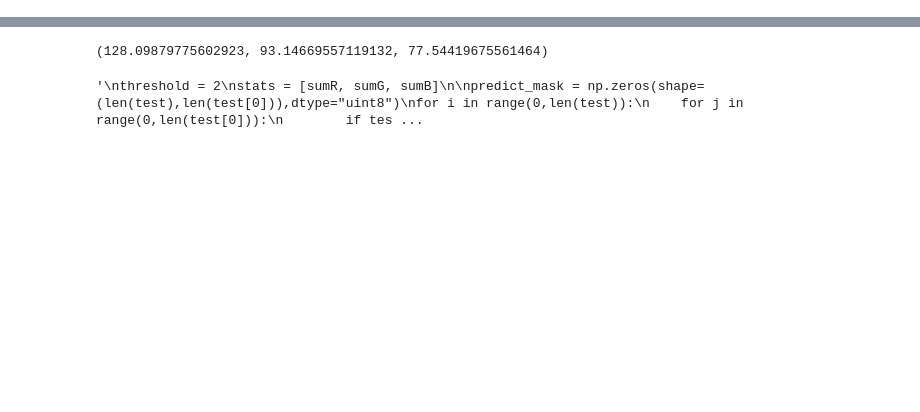
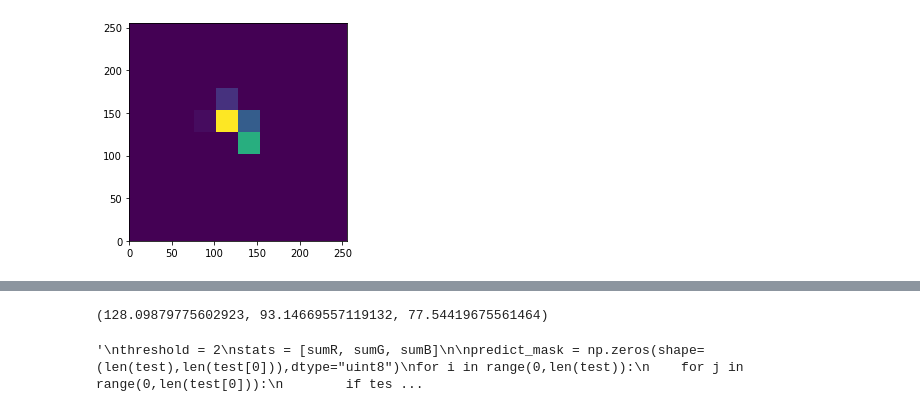
Before and after one commit to uridr/Finger-Detection, a Jupyter notebook: preprocessing/skin_color_characterization_yuye.ipynb, the cells around one changed output, grey strips where cells are left out. Saved outputs shown, nothing was run; the diff lists cells and outputs as text; code cells hidden in the pictures; blank space fills up the shorter version.

```diff
--- a/preprocessing/skin_color_characterization_yuye.ipynb
+++ b/preprocessing/skin_color_characterization_yuye.ipynb
@@ -59,3 +98,7 @@ plt.show()
+# %%
+hist = histogram2DCharacterization(images_ycrcb, [1,2], 0, 255, 10)
+# %% [output]
+[figure, added]
 # %%
 def histogramCharacterization(image, channels, min_value, max_value, color_space, xbins, ybins = 0):
     if ybins == 0:
```
Also changed, not shown: parts of 15 cells of this notebook.
